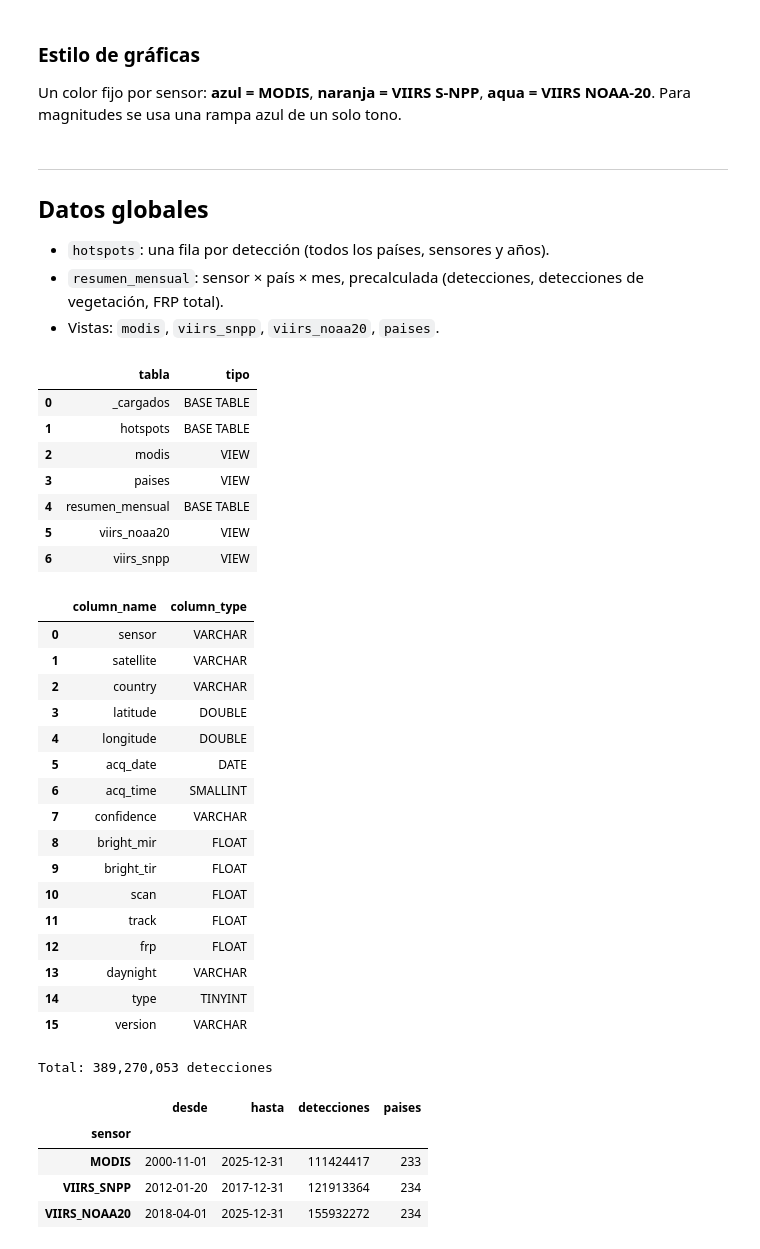
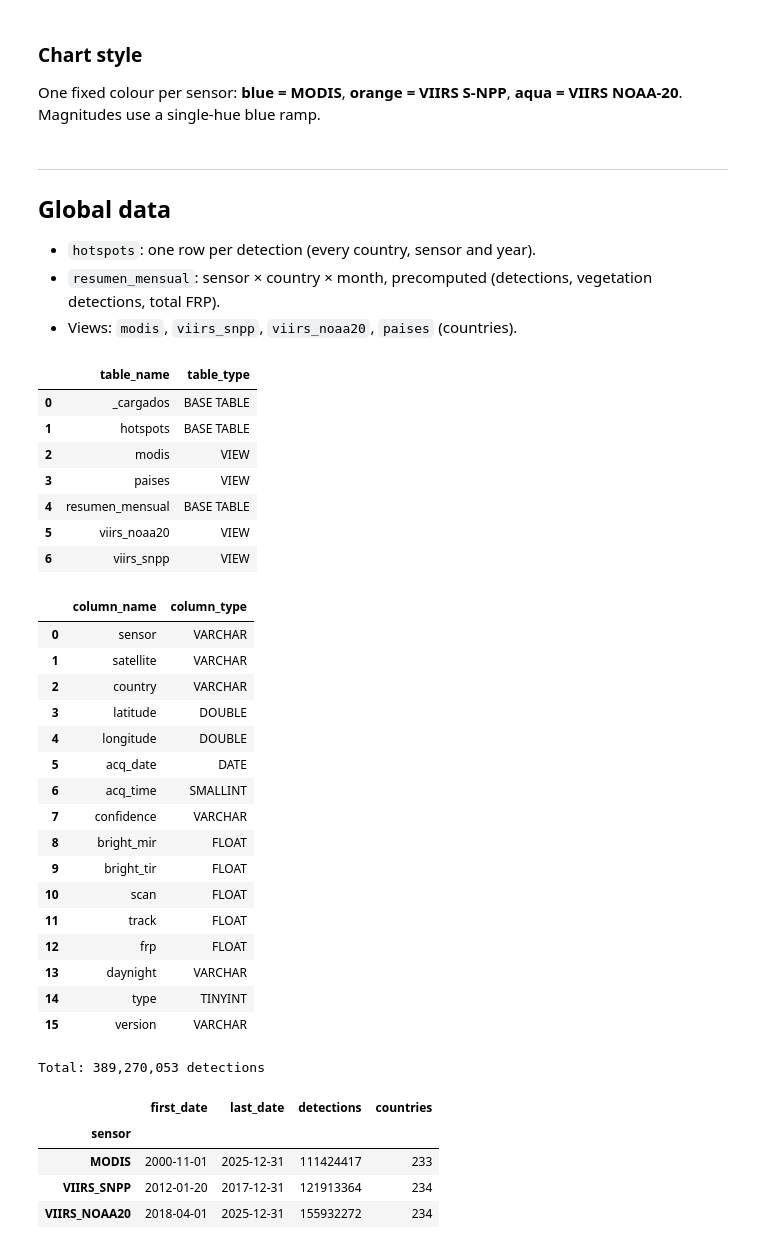
Before and after one commit to KevinPhill/data-masters, a Jupyter notebook: notebooks/02_eda.ipynb, the cells around one changed output. Cells and saved outputs as stored; diff of their text form; code cells hidden in the pictures.

```diff
--- a/notebooks/02_eda.ipynb
+++ b/notebooks/02_eda.ipynb
@@ -27,9 +27,9 @@ con = duckdb.connect(str(DB), read_only=True)
 
 
 def q(sql, **params):
-    """Corre SQL en DuckDB y devuelve un DataFrame. Parámetros con $nombre: q("... = $s", s="MODIS")."""
+    """Run SQL in DuckDB and return a DataFrame. Parameters with $name: q("... = $s", s="MODIS")."""
     return (con.execute(sql, params) if params else con.execute(sql)).df()
 
 
-print(f"Conectado a {DB.relative_to(ROOT)} · {DB.stat().st_size / 1e9:.1f} GB")
+print(f"Connected to {DB.relative_to(ROOT)} · {DB.stat().st_size / 1e9:.1f} GB")
 # %% [output]
@@ -37,6 +37,6 @@ Conectado a data/db_nasa.duckdb · 6.4 GB
 # %% [markdown]
-### Estilo de gráficas
-Un color fijo por sensor: **azul = MODIS**, **naranja = VIIRS S-NPP**, **aqua = VIIRS NOAA-20**. Para magnitudes se usa una rampa azul de un solo tono.
+### Chart style
+One fixed colour per sensor: **blue = MODIS**, **orange = VIIRS S-NPP**, **aqua = VIIRS NOAA-20**. Magnitudes use a single-hue blue ramp.
 # %%
 SURFACE, INK, INK2, MUTED, GRID, EJE = (
     "#fcfcfb",
@@ -220,19 +220,19 @@ def eje_log(ax, *ejes):
 CONTORNO = [pe.withStroke(linewidth=3, foreground=SURFACE)]
 # %% [markdown]
 ---
-## Datos globales
-- `hotspots`: una fila por detección (todos los países, sensores y años).
-- `resumen_mensual`: sensor × país × mes, precalculada (detecciones, detecciones de vegetación, FRP total).
-- Vistas: `modis`, `viirs_snpp`, `viirs_noaa20`, `paises`.
+## Global data
+- `hotspots`: one row per detection (every country, sensor and year).
+- `resumen_mensual`: sensor × country × month, precomputed (detections, vegetation detections, total FRP).
+- Views: `modis`, `viirs_snpp`, `viirs_noaa20`, `paises` (countries).
 # %%
 display(
     q(
-        "SELECT table_name AS tabla, table_type AS tipo FROM information_schema.tables ORDER BY 1"
+        "SELECT table_name, table_type FROM information_schema.tables ORDER BY 1"
     )
 )
 q("DESCRIBE hotspots")[["column_name", "column_type"]]
 # %% [output]
-|  | tabla | tipo |
+|  | table_name | table_type |
 | 0 | _cargados | BASE TABLE |
 | 1 | hotspots | BASE TABLE |
 | 2 | modis | VIEW |
@@ -260,18 +260,18 @@ q("DESCRIBE hotspots")[["column_name", "column_type"]]
 # %%
 cobertura = (
     q("""
-    SELECT sensor, min(acq_date) AS desde, max(acq_date) AS hasta,
-           count(*) AS detecciones, count(DISTINCT country) AS paises
+    SELECT sensor, min(acq_date) AS first_date, max(acq_date) AS last_date,
+           count(*) AS detections, count(DISTINCT country) AS countries
     FROM hotspots GROUP BY sensor
 """)
     .set_index("sensor")
     .loc[SENSORES]
 )
-print(f"Total: {cobertura.detecciones.sum():,} detecciones")
+print(f"Total: {cobertura.detections.sum():,} detections")
 cobertura
 # %% [output]
-Total: 389,270,053 detecciones
+Total: 389,270,053 detections
-|  | desde | hasta | detecciones | paises |
+|  | first_date | last_date | detections | countries |
 | sensor |  |  |  |  |
 | MODIS | 2000-11-01 | 2025-12-31 | 111424417 | 233 |
 | VIIRS_SNPP | 2012-01-20 | 2017-12-31 | 121913364 | 234 |
```
Also changed, not shown: parts of 12 cells of this notebook, 21 other files.
